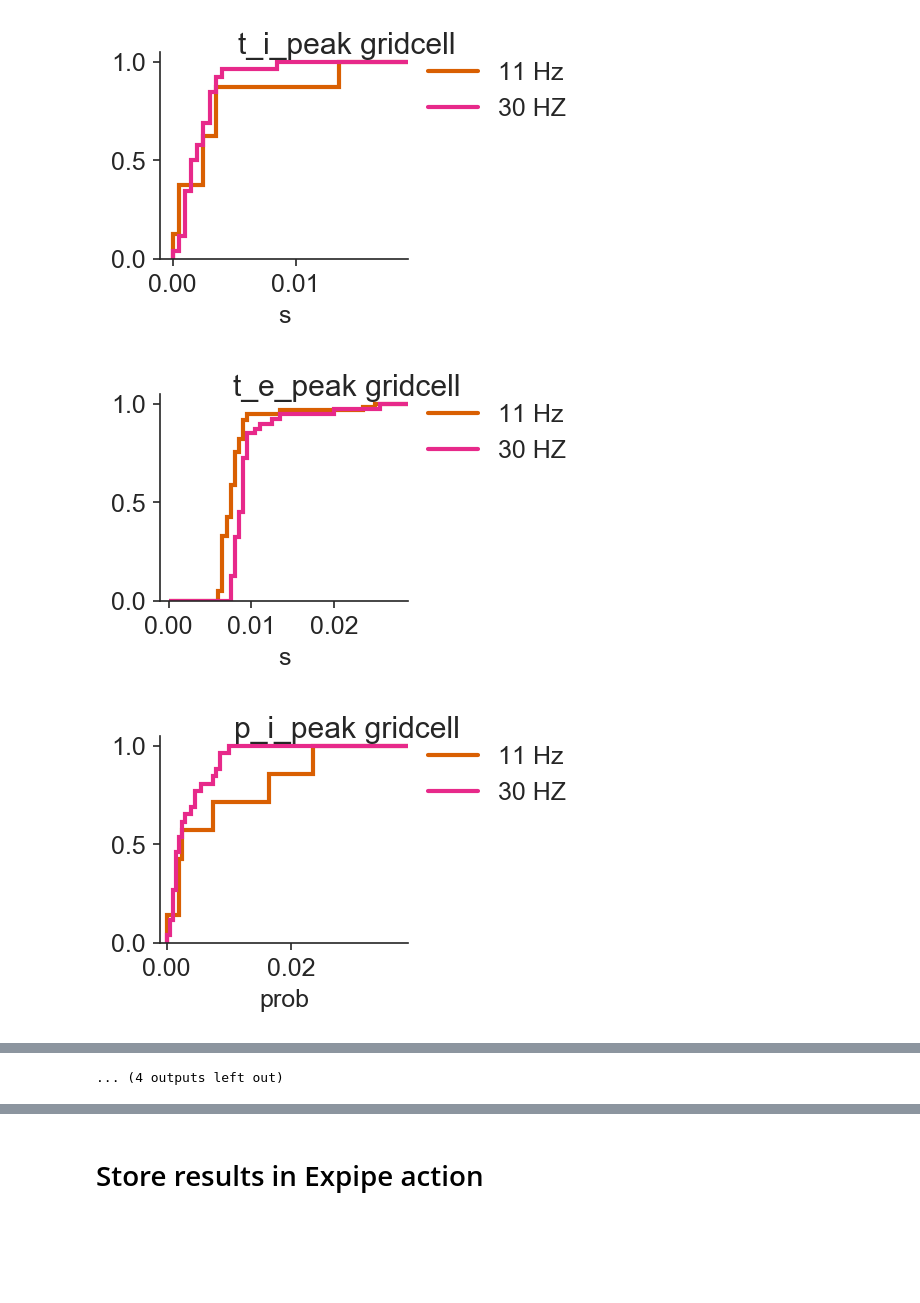
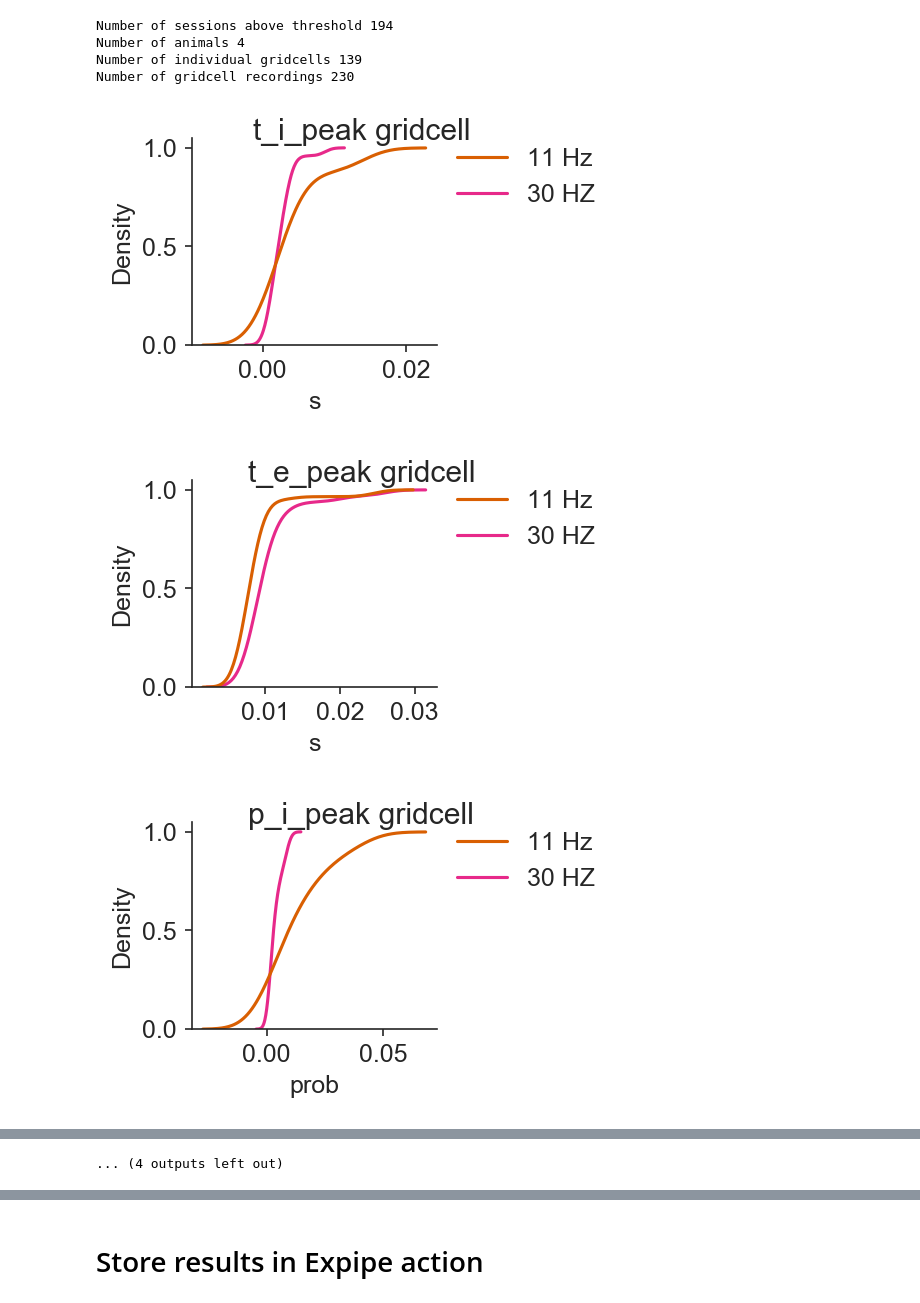
Before and after one commit to CINPLA/septum-mec, a Jupyter notebook: notebooks/20_stimulus-spike-response.ipynb, the cells around one changed output, grey strips where cells are left out. Drawn from its saved outputs; the diff is of its cells as text; code cells hidden in the pictures; blank space fills up the shorter version.

```diff
--- a/notebooks/20_stimulus-spike-response.ipynb
+++ b/notebooks/20_stimulus-spike-response.ipynb
@@ -85,4 +54,4 @@ data = data.merge(waveform_results, how='left')
 # %%
 colors = ['#d95f02','#e7298a']
 labels = ['11 Hz', '30 HZ']
-queries = ['frequency==11', 'frequency==30']
+queries = ['frequency==11 and stim_location=="ms"', 'frequency==30 and stim_location=="ms"']
@@ -139,48 +58,51 @@ data = data.query('stim_location!="mecl" and stim_location!="mecr"')
+# %%
+data, labels, colors, queries = load_data_frames(queries, labels, colors)
+# %% [output]
+Number of sessions above threshold 194
+Number of animals 4
+Number of individual gridcells 139
+Number of gridcell recordings 230
+# %%
+keys = [
+    't_i_peak',
+    't_e_peak',
+    'p_i_peak',
+    'p_e_peak',
+]
+# %%
+results, labels = make_paired_tables(data, keys, queries=queries, labels=labels)
 # %%
 
-density = True
-cumulative = True
-histtype = 'step'
-lw = 2
-bins = {
-    't_i_peak': np.arange(0, 0.02, 0.0005),
-    't_e_peak': np.arange(0, 0.03, 0.0005),
-    'p_i_peak': np.arange(0, 0.04, 0.0005),
-    'p_e_peak': np.arange(0, 0.04, 0.0005),
-}
 xlabel = {
     't_i_peak': 's',
     't_e_peak': 's',
     'p_i_peak': 'prob',
     'p_e_peak': 'prob',
 }
 
 for cell_type in ['gridcell', 'bs_not_gridcell', 'ns_inhibited', 'ns_not_inhibited']:
-    for key in bins:
-        fig = plt.figure(figsize=(3.5,2.2))
+    for key in xlabel:
+        fig = plt.figure(figsize=(3.7,2.2))
         plt.suptitle(key + ' ' + cell_type)
         legend_lines = []
-        for color, query, label in zip(colors, queries, labels):
-            data.query(query + ' and ' + cell_type)[key].hist(
-                bins=bins[key], density=density, cumulative=cumulative, lw=lw,
-                histtype=histtype, color=color)
-            legend_lines.append(matplotlib.lines.Line2D([0], [0], color=color, lw=lw, label=label))
+        for color, label in zip(colors, labels):
+            legend_lines.append(matplotlib.lines.Line2D([0], [0], color=color, label=label))
+        sns.kdeplot(data=results[cell_type][key].loc[:,labels], cumulative=True, legend=False, palette=colors, common_norm=False)
         plt.xlabel(xlabel[key])
         plt.legend(
             handles=legend_lines,
             bbox_to_anchor=(1.04,1), borderaxespad=0, frameon=False)
         plt.tight_layout()
         plt.grid(False)
-        plt.xlim(-0.001, bins[key].max() - bins[key].max()*0.02)
         despine()
         figname = f'histogram-{key}-{cell_type}'.replace(' ', '-')
         fig.savefig(
             output_path / 'figures' / f'{figname}.png',
             bbox_inches='tight', transparent=True)
         fig.savefig(
             output_path / 'figures' / f'{figname}.svg',
             bbox_inches='tight', transparent=True)
 # %% [output]
-[figure, old version]
+[figure, new version]
-[figure, old version]
+[figure, new version]
-[figure, old version]
+[figure, new version]
```
Also changed, not shown: parts of 29 cells of this notebook, 18 other files.
